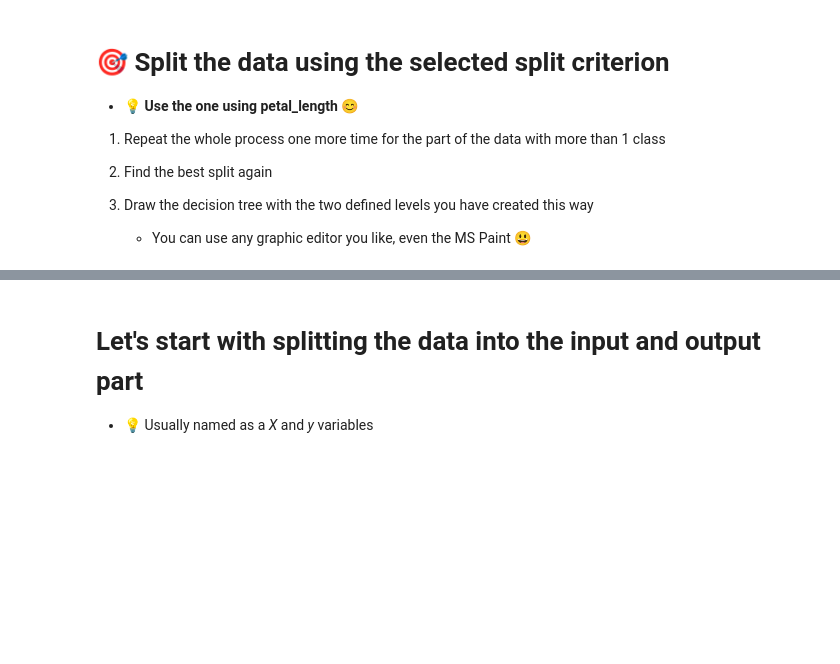
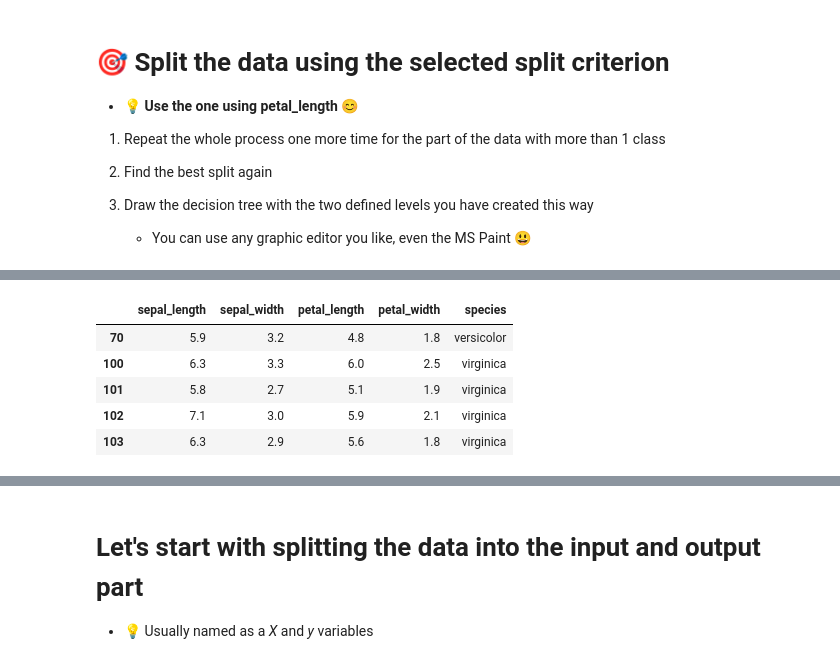
Before and after one commit to mirotorch/zsu, a Jupyter notebook: notebooks/ex7.ipynb, the cells around one changed output, grey strips where cells are left out. Cells and saved outputs as stored; diff of their text form; code cells hidden in the pictures; blank space fills up the shorter version.

```diff
--- a/notebooks/ex7.ipynb
+++ b/notebooks/ex7.ipynb
@@ -295,0 +418,9 @@ NameError: name 'df_petal_right' is not defined
+# %%
+r[:5]
+# %% [output]
+|  | sepal_length | sepal_width | petal_length | petal_width | species |
+| 70 | 5.9 | 3.2 | 4.8 | 1.8 | versicolor |
+| 100 | 6.3 | 3.3 | 6.0 | 2.5 | virginica |
+| 101 | 5.8 | 2.7 | 5.1 | 1.9 | virginica |
+| 102 | 7.1 | 3.0 | 5.9 | 2.1 | virginica |
+| 103 | 6.3 | 2.9 | 5.6 | 1.8 | virginica |
```
Also changed, not shown: parts of 17 cells of this notebook.
